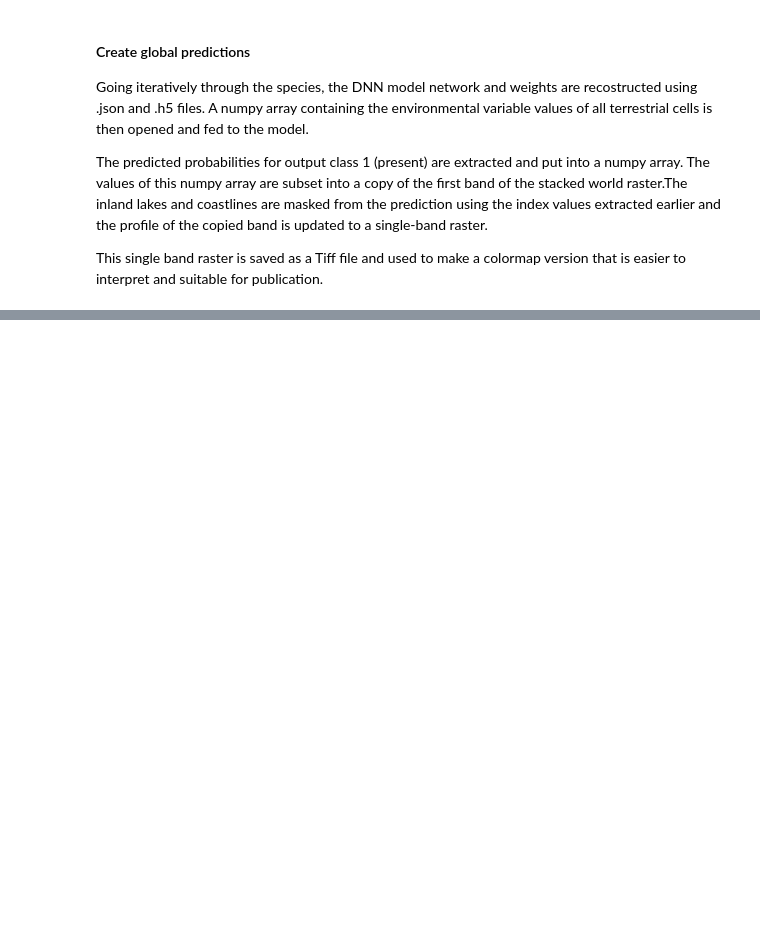
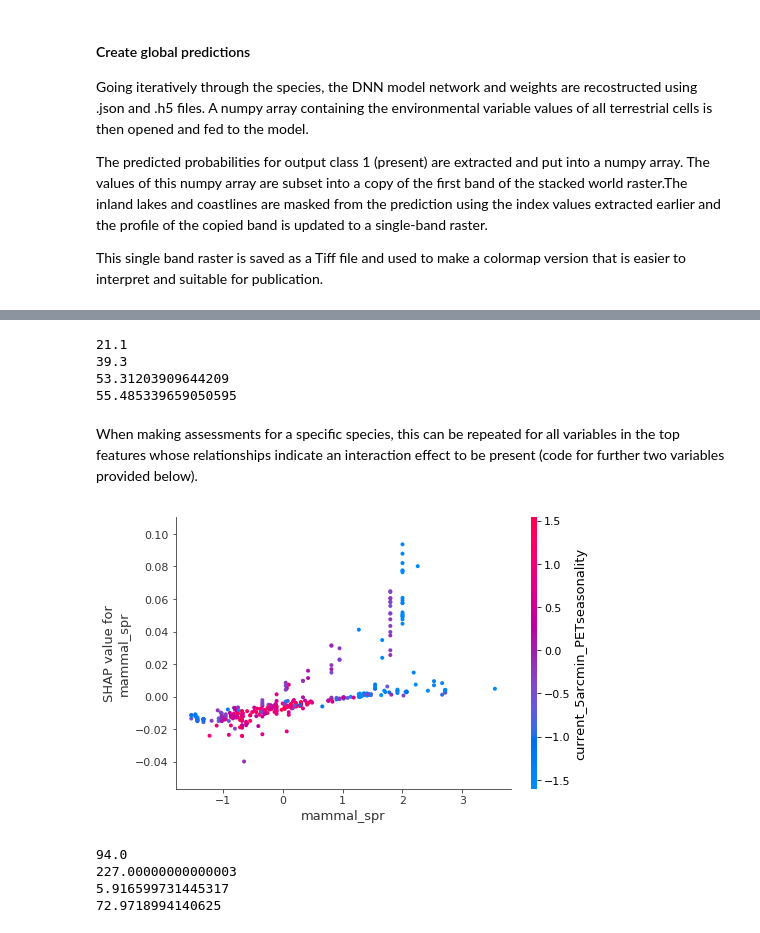
Before and after one commit to naturalis/trait-geo-diverse-dl, a Jupyter notebook: data_GIS_extended/script/5.Global_predictions_trained_DNN.ipynb, the cells around one changed output, grey strips where cells are left out. Cells and saved outputs as stored; diff of their text form; code cells hidden in the pictures; blank space fills up the shorter version.

```diff
--- a/data_GIS_extended/script/5.Global_predictions_trained_DNN.ipynb
+++ b/data_GIS_extended/script/5.Global_predictions_trained_DNN.ipynb
@@ -193,0 +308,61 @@ for species in taxa[:]:
+# %%
+#extract test set
+df=pd.DataFrame(X_test)
+df.rename(columns=dict(zip(df.columns[0:185], variables)),inplace=True)
+
+#subset of bio10 with scaled values 0-1
+bio10_mask=(df["bio10 Mean Temperature of Warmest Quarter"] > 0) & (df["bio10 Mean Temperature of Warmest Quarter"] < 1)
+bio10_subset = df.loc[bio10_mask]
+bio10_sub = bio10_subset["bio10 Mean Temperature of Warmest Quarter"]
+#rescale (var10 in list with variable mean and std.dev)
+bio10_sub_rescaled = [((x*188.69418154964245) + 210.19438265869417)/10 for x in bio10_sub]
+
+print(min(bio10_sub_rescaled))
+print(max(bio10_sub_rescaled))
+
+#subset of moisture index with scaled values -0.1 - 0.0
+moist_mask=(df["current_5arcmin_climaticMoistureIndex"] > -0.1) & (df["current_5arcmin_climaticMoistureIndex"] < 0)
+moist_subset= df.loc[moist_mask]
+moist_sub = moist_subset["current_5arcmin_climaticMoistureIndex"]
+#rescale (var24 in list with variable mean and std.dev)
+moist_sub_rescaled = [(x*26.38862182379562) + 55.52288409615112 for x in moist_sub]
+
+print(min(moist_sub_rescaled))
+print(max(moist_sub_rescaled))
+# %% [output]
+21.1
+39.3
+53.31203909644209
+55.485339659050595
+# %% [markdown]
+When making assessments for a specific species, this can be repeated for all variables in the top features whose relationships indicate an interaction effect to be present (code for further two variables provided below).
+# %%
+fig=shap.dependence_plot("mammal_spr", shap_values[1], test_set,show=False)
+plt.savefig(file_dir+'/results/{}/{}_mammal_spr_interaction'.format(spec,spec),bbox_inches="tight")
+# %% [output]
+[figure, added]
+# %%
+#subset of mammal spr with scaled values 1-2.3
+mspr_mask=(df["mammal_spr"] > 0) & (df["mammal_spr"] < 2.3)
+mspr_subset = df.loc[mspr_mask]
+mspr_sub = mspr_subset["mammal_spr"]
+#rescale (var45 in list with variable mean and std.dev)
+mspr_sub_rescaled = [(x*58.983063713055934) + 93.98870509570642 for x in mspr_sub]
+
+print(min(mspr_sub_rescaled))
+print(max(mspr_sub_rescaled))
+
+#subset of PET seasonality with scaled values -1.5 - 0
+PETS_mask=(df["current_5arcmin_PETseasonality"] > -1.5) & (df["current_5arcmin_PETseasonality"] < 0)
+PETS_subset = df.loc[PETS_mask]
+PETS_sub = mspr_subset["current_5arcmin_PETseasonality"]
+#rescale (var35 in list with variable mean and std.dev)
+PETS_sub_rescaled = [((x*1743.476716233462) + 3953.813758922618)/100 for x in PETS_sub]
+
+print(min(PETS_sub_rescaled))
+print(max(PETS_sub_rescaled))
+# %% [output]
+94.0
+227.00000000000003
+5.916599731445317
+72.9718994140625
```
Also changed, not shown: parts of 10 cells of this notebook, 6 other files.
